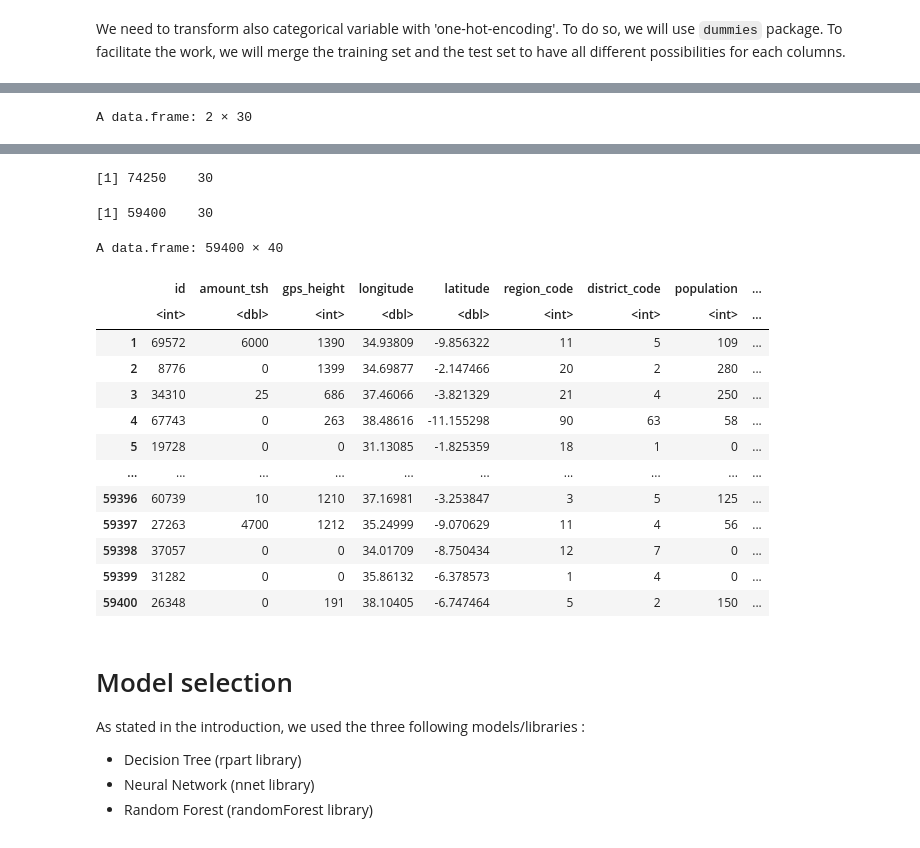
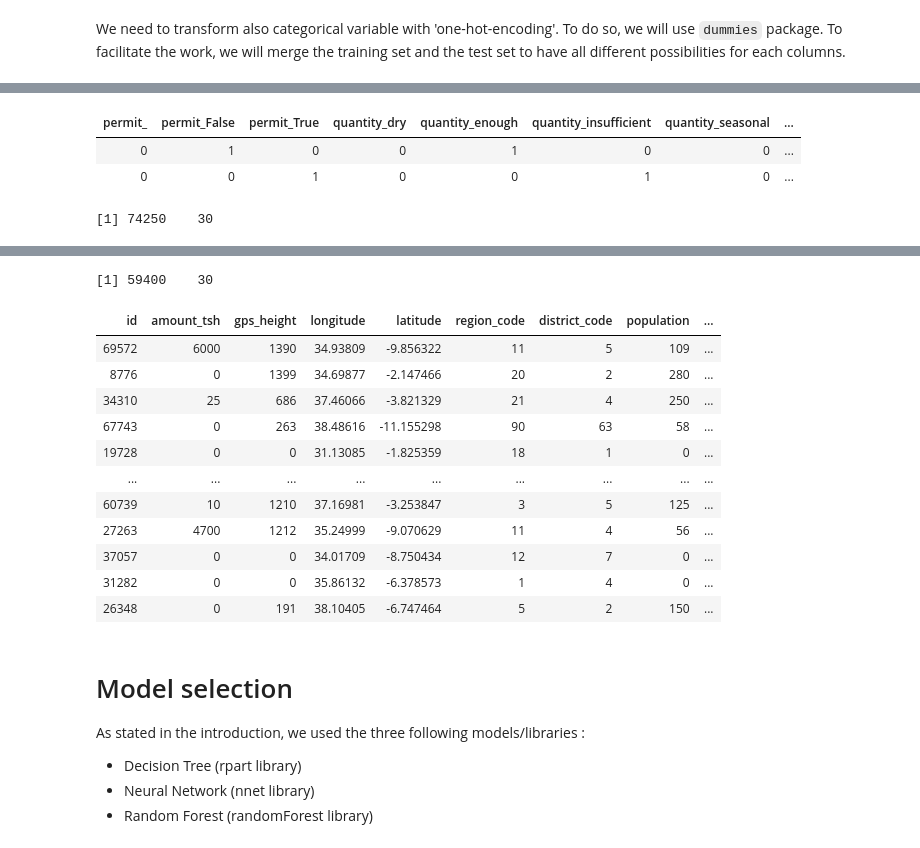
Before and after one commit to nmarotte/F422-fluffy-couscous, a Jupyter notebook: ReportTemplate.ipynb, the cells around one changed output, grey strips where cells are left out. Drawn from its saved outputs; the diff is of its cells as text; code cells hidden in the pictures.

```diff
--- a/ReportTemplate.ipynb
+++ b/ReportTemplate.ipynb
@@ -418,7 +406,7 @@ data_fact <- total_data[,factor_variables]
 
 only_num_var <- total_data[,-factor_variables]
 
-variables_to_keep <- c("waterpoint_type","quantity","extraction_type") # variable to transform
+variables_to_keep <- c("permit", "quantity") # variable to transform
 
 data_factor_onehot <- dummy.data.frame(data_fact[,variables_to_keep], sep="_")
 
@@ -453 +437,4 @@ Warning message in model.matrix.default(~x - 1, model.frame(~x - 1), contrasts =
+| permit_ | permit_False | permit_True | quantity_dry | quantity_enough | quantity_insufficient | quantity_seasonal | ... |
+| 0 | 1 | 0 | 0 | 1 | 0 | 0 | ... |
+| 0 | 0 | 1 | 0 | 0 | 1 | 0 | ... |
-A data.frame: 2 × 30
+[1] 74250    30
@@ -458,19 +441,16 @@ A data.frame: 2 × 30
-[1] 74250    30
+[1] 59400    30
-[1] 59400    30
-A data.frame: 59400 × 40
-|  | id | amount_tsh | gps_height | longitude | latitude | region_code | district_code | population | ... |
-|  | <int> | <dbl> | <int> | <dbl> | <dbl> | <int> | <int> | <int> | ... |
-| 1 | 69572 | 6000 | 1390 | 34.93809 | -9.856322 | 11 | 5 | 109 | ... |
-| 2 | 8776 | 0 | 1399 | 34.69877 | -2.147466 | 20 | 2 | 280 | ... |
-| 3 | 34310 | 25 | 686 | 37.46066 | -3.821329 | 21 | 4 | 250 | ... |
-| 4 | 67743 | 0 | 263 | 38.48616 | -11.155298 | 90 | 63 | 58 | ... |
-| 5 | 19728 | 0 | 0 | 31.13085 | -1.825359 | 18 | 1 | 0 | ... |
-| ... | ... | ... | ... | ... | ... | ... | ... | ... | ... |
-| 59396 | 60739 | 10 | 1210 | 37.16981 | -3.253847 | 3 | 5 | 125 | ... |
-| 59397 | 27263 | 4700 | 1212 | 35.24999 | -9.070629 | 11 | 4 | 56 | ... |
-| 59398 | 37057 | 0 | 0 | 34.01709 | -8.750434 | 12 | 7 | 0 | ... |
-| 59399 | 31282 | 0 | 0 | 35.86132 | -6.378573 | 1 | 4 | 0 | ... |
-| 59400 | 26348 | 0 | 191 | 38.10405 | -6.747464 | 5 | 2 | 150 | ... |
+| id | amount_tsh | gps_height | longitude | latitude | region_code | district_code | population | ... |
+| 69572 | 6000 | 1390 | 34.93809 | -9.856322 | 11 | 5 | 109 | ... |
+| 8776 | 0 | 1399 | 34.69877 | -2.147466 | 20 | 2 | 280 | ... |
+| 34310 | 25 | 686 | 37.46066 | -3.821329 | 21 | 4 | 250 | ... |
+| 67743 | 0 | 263 | 38.48616 | -11.155298 | 90 | 63 | 58 | ... |
+| 19728 | 0 | 0 | 31.13085 | -1.825359 | 18 | 1 | 0 | ... |
+| ... | ... | ... | ... | ... | ... | ... | ... | ... |
+| 60739 | 10 | 1210 | 37.16981 | -3.253847 | 3 | 5 | 125 | ... |
+| 27263 | 4700 | 1212 | 35.24999 | -9.070629 | 11 | 4 | 56 | ... |
+| 37057 | 0 | 0 | 34.01709 | -8.750434 | 12 | 7 | 0 | ... |
+| 31282 | 0 | 0 | 35.86132 | -6.378573 | 1 | 4 | 0 | ... |
+| 26348 | 0 | 191 | 38.10405 | -6.747464 | 5 | 2 | 150 | ... |
 # %% [markdown]
 # Model selection
 
```
Also changed, not shown: parts of 11 cells of this notebook, 4 other files.
